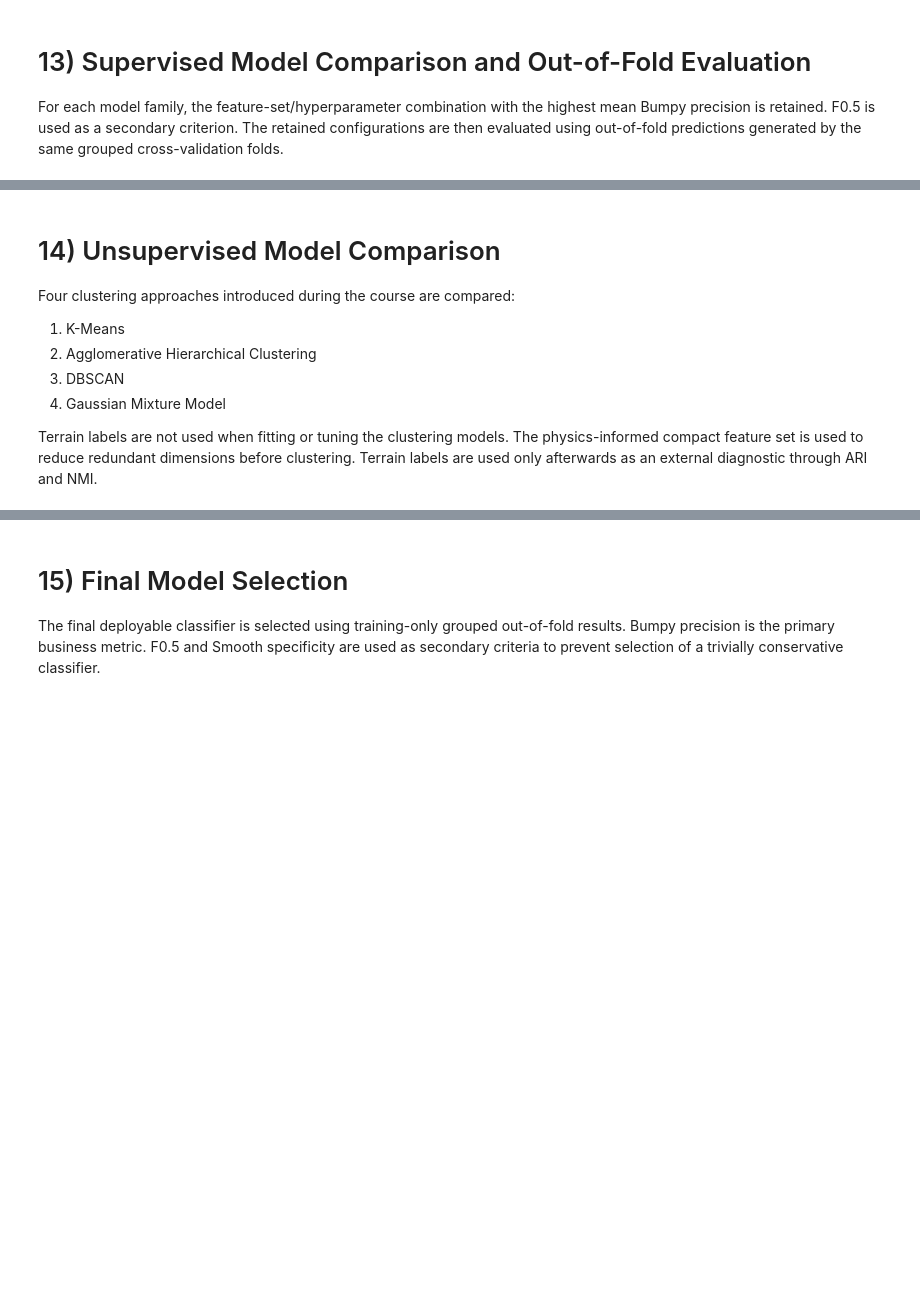
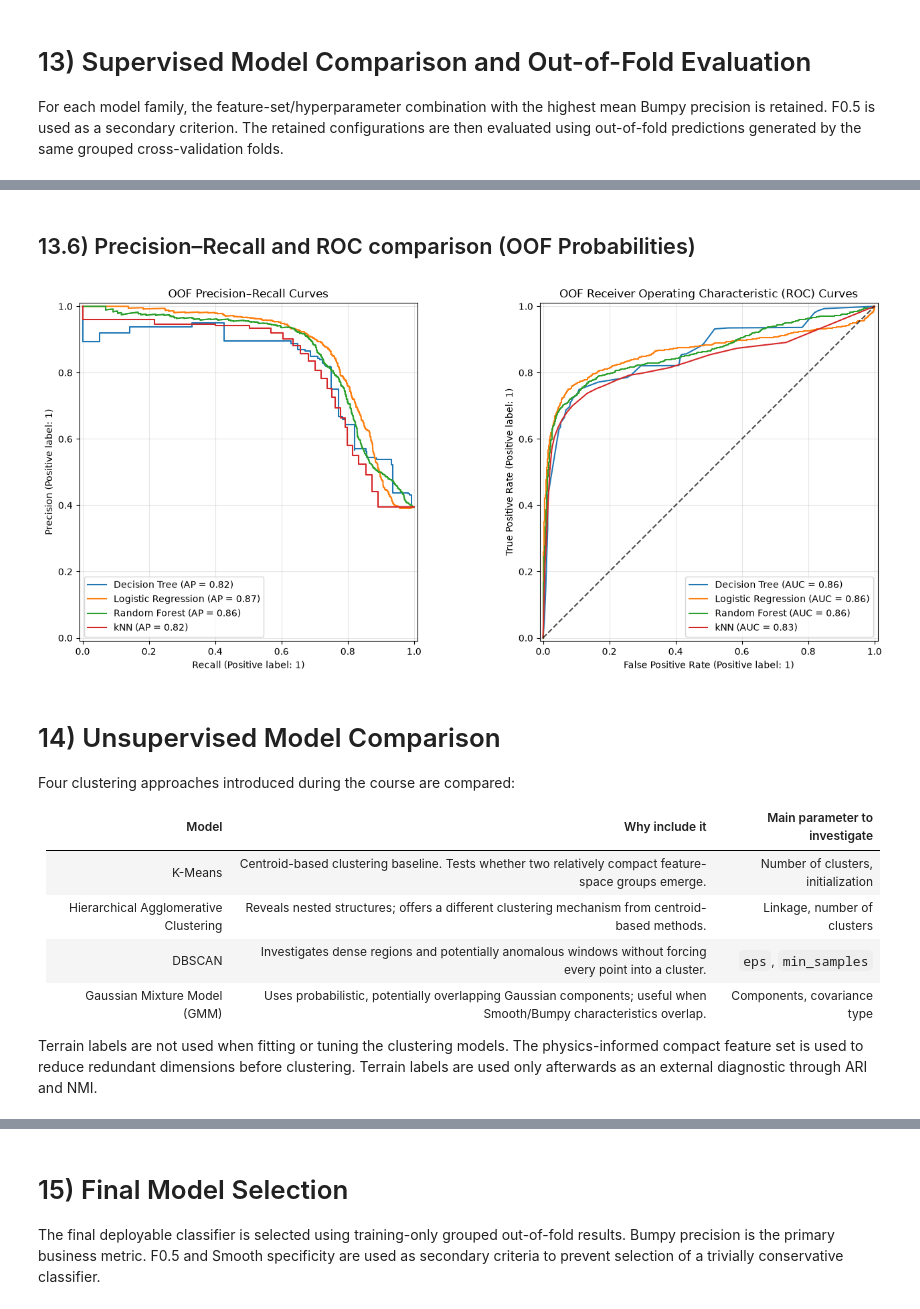
Before and after one commit to thesuacar/road-checker, a Jupyter notebook: notebook.ipynb, the cells around one changed output, grey strips where cells are left out. Drawn from its saved outputs; the diff is of its cells as text; code cells hidden in the pictures; blank space fills up the shorter version.

```diff
--- a/notebook.ipynb
+++ b/notebook.ipynb
@@ -3443,57 +2420,45 @@ plt.show()
+# %% [markdown]
+## 13.6) Precision–Recall and ROC comparison (OOF Probabilities)
 # %%
-# ------------------------------------------------------------
-# Precision–Recall comparison
-# ------------------------------------------------------------
+from sklearn.metrics import PrecisionRecallDisplay, RocCurveDisplay
 
-from sklearn.metrics import (
-    PrecisionRecallDisplay
-)
+fig, (ax1, ax2) = plt.subplots(1, 2, figsize=(14, 6))
 
+for model_name, result in oof_probabilities.items():
+    probs = result["probabilities"]
 
-fig, ax = plt.subplots(
-    figsize=(
-        8,
-        6
-    )
-)
-
-
-for (
-    model_name,
-    result
-) in (
-    oof_probabilities.items()
-):
-
+    # Left plot: Precision-Recall
     PrecisionRecallDisplay.from_predictions(
-        y_model,
-        result[
-            "probabilities"
-        ],
-        name=model_name,
-        ax=ax,
+        y_model, probs, name=model_name, ax=ax1
     )
 
+    # Right plot: ROC
+    RocCurveDisplay.from_predictions(
+        y_model, probs, name=model_name, ax=ax2
+    )
 
-ax.set_title(
-    "Grouped OOF Precision–Recall Comparison"
-)
+ax1.set_title("OOF Precision–Recall Curves")
+ax1.grid(alpha=0.3)
 
-ax.grid(
-    alpha=0.3
-)
+ax2.set_title("OOF Receiver Operating Characteristic (ROC) Curves")
+ax2.plot([0, 1], [0, 1], "k--", alpha=0.7, label="Chance Level (AUC = 0.5)")
+ax2.grid(alpha=0.3)
 
 plt.tight_layout()
 plt.show()
+# %% [output]
+[figure, added]
 # %% [markdown]
 # 14) Unsupervised Model Comparison
 
 Four clustering approaches introduced during the course are compared:
 
-1. K-Means
-2. Agglomerative Hierarchical Clustering
-3. DBSCAN
-4. Gaussian Mixture Model
+| Model | Why include it | Main parameter to investigate |
+|---|---|---|
+| K-Means | Centroid-based clustering baseline. Tests whether two relatively compact feature-space groups emerge. | Number of clusters, initialization |
+| Hierarchical Agglomerative Clustering | Reveals nested structures; offers a different clustering mechanism from centroid-based methods. | Linkage, number of clusters |
+| DBSCAN | Investigates dense regions and potentially anomalous windows without forcing every point into a cluster. | `eps`, `min_samples` |
+| Gaussian Mixture Model (GMM) | Uses probabilistic, potentially overlapping Gaussian components; useful when Smooth/Bumpy characteristics overlap. | Components, covariance type |
 
 Terrain labels are not used when fitting or tuning the clustering models.
 The physics-informed compact feature set is used to reduce redundant
```
Also changed, not shown: parts of 72 cells of this notebook.
